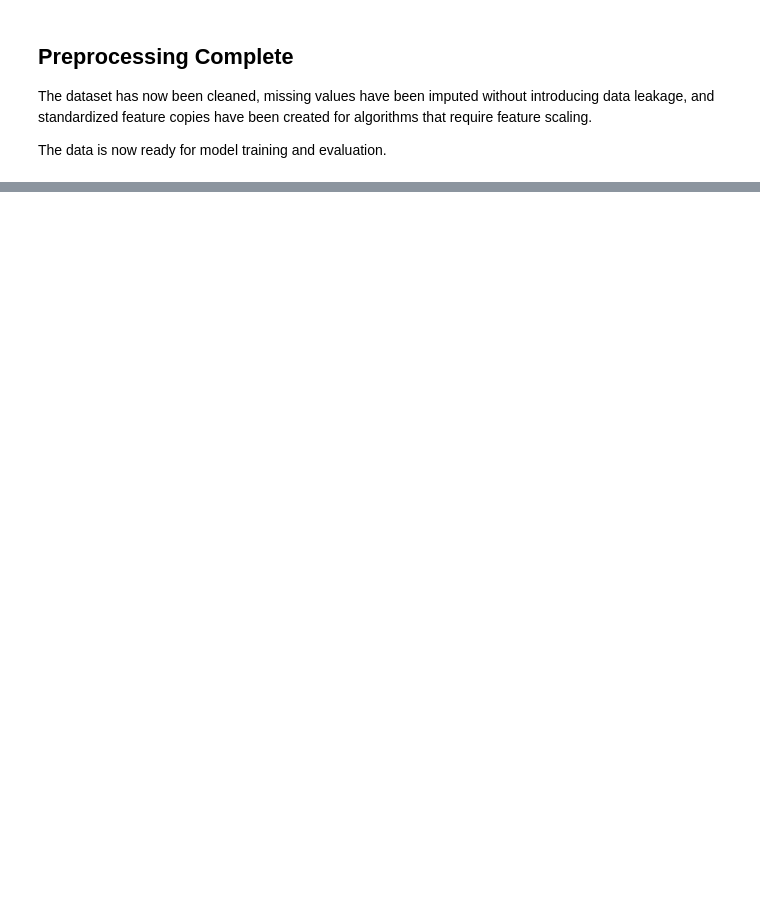
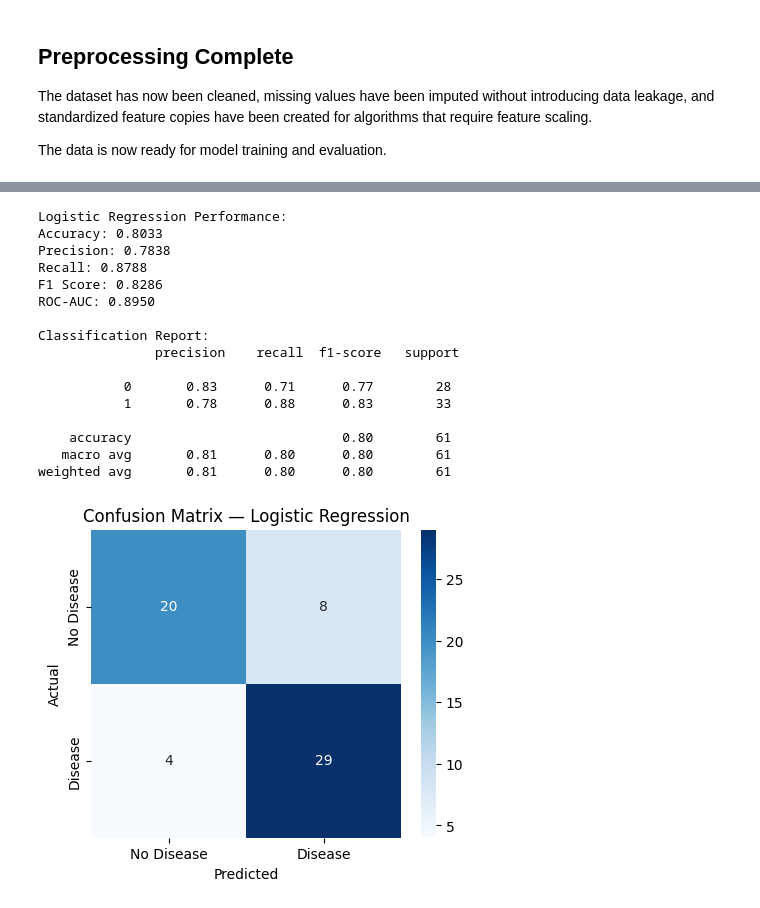
Before and after one commit to Danish925/ml-healthcare-journey, a Jupyter notebook: heart-disease-prediction/heart-disease-prediction.ipynb, the cells around one changed output, grey strips where cells are left out. Saved outputs shown, nothing was run; the diff lists cells and outputs as text; code cells hidden in the pictures; blank space fills up the shorter version.

```diff
--- a/heart-disease-prediction/heart-disease-prediction.ipynb
+++ b/heart-disease-prediction/heart-disease-prediction.ipynb
@@ -708,0 +717,13 @@ X_train_scaled.describe().T[['mean', 'std']].head()
+# %%
+# One-hot encode nominal categorical columns
+
+nominal_cols = ['cp', 'restecg', 'slope', 'thal']
+
+X_train_encoded = pd.get_dummies(X_train, columns=nominal_cols, drop_first=True)
+X_test_encoded = pd.get_dummies(X_test, columns=nominal_cols, drop_first=True)
+
+# Make sure test set has same columns as train set
+X_test_encoded = X_test_encoded.reindex(columns=X_train_encoded.columns, fill_value=0)
+
+print("Encoded Training Shape:", X_train_encoded.shape)
+print("Encoded Testing Shape :", X_test_encoded.shape)
@@ -714,0 +743,67 @@ The data is now ready for model training and evaluation.
+# %%
+from sklearn.linear_model import LogisticRegression
+from sklearn.preprocessing import StandardScaler
+from sklearn.metrics import (
+    accuracy_score, precision_score, recall_score,
+    f1_score, roc_auc_score, confusion_matrix, classification_report
+)
+
+# Dictionary to store evaluation results for all models
+results = {}
+
+# Scale the one-hot encoded features (fit only on training data)
+scaler_encoded = StandardScaler()
+X_train_encoded_scaled = scaler_encoded.fit_transform(X_train_encoded)
+X_test_encoded_scaled = scaler_encoded.transform(X_test_encoded)
+
+# Train Logistic Regression
+log_reg = LogisticRegression(random_state=42)
+log_reg.fit(X_train_encoded_scaled, y_train)
+
+# Predict
+y_pred_log_reg = log_reg.predict(X_test_encoded_scaled)
+y_prob_log_reg = log_reg.predict_proba(X_test_encoded_scaled)[:, 1]
+
+# Evaluate
+results['Logistic Regression'] = {
+    'Accuracy': accuracy_score(y_test, y_pred_log_reg),
+    'Precision': precision_score(y_test, y_pred_log_reg),
+    'Recall': recall_score(y_test, y_pred_log_reg),
+    'F1 Score': f1_score(y_test, y_pred_log_reg),
+    'ROC-AUC': roc_auc_score(y_test, y_prob_log_reg)
+}
+
+print("Logistic Regression Performance:")
+for metric, value in results['Logistic Regression'].items():
+    print(f"{metric}: {value:.4f}")
+
+print("\nClassification Report:\n", classification_report(y_test, y_pred_log_reg))
+
+# Confusion matrix
+cm = confusion_matrix(y_test, y_pred_log_reg)
+plt.figure(figsize=(5, 4))
+sns.heatmap(cm, annot=True, fmt='d', cmap='Blues',
+            xticklabels=['No Disease', 'Disease'],
+            yticklabels=['No Disease', 'Disease'])
+plt.title("Confusion Matrix — Logistic Regression")
+plt.xlabel("Predicted")
+plt.ylabel("Actual")
+plt.show()
+# %% [output]
+Logistic Regression Performance:
+Accuracy: 0.8033
+Precision: 0.7838
+Recall: 0.8788
+F1 Score: 0.8286
+ROC-AUC: 0.8950
+
+Classification Report:
+               precision    recall  f1-score   support
+
+           0       0.83      0.71      0.77        28
+           1       0.78      0.88      0.83        33
+
+    accuracy                           0.80        61
+   macro avg       0.81      0.80      0.80        61
+weighted avg       0.81      0.80      0.80        61
+[figure, added]
```
Also changed, not shown: parts of 20 cells of this notebook.
